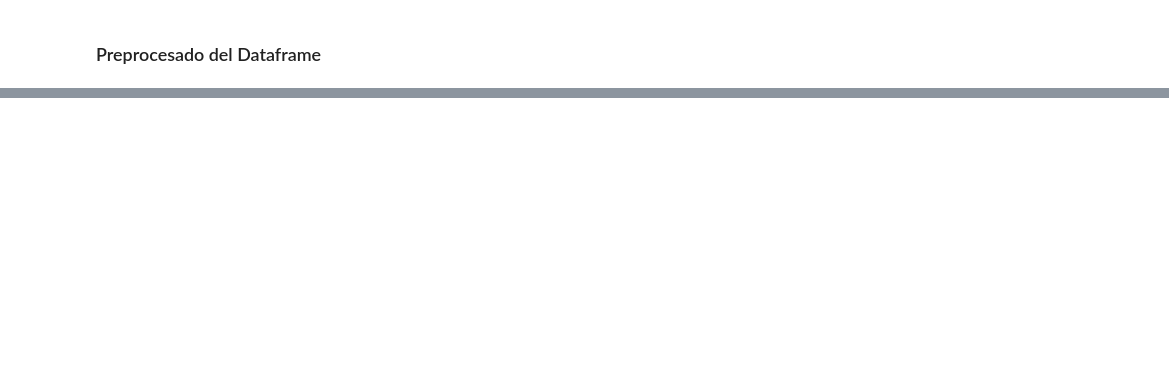
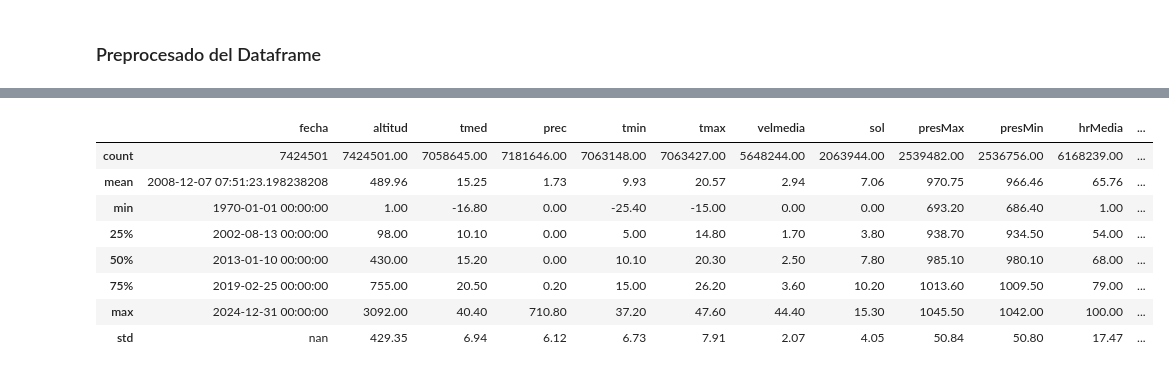
Before and after one commit to vperezlopez/TFM_AEMET_Fenomenos_Extremos, a Jupyter notebook: TFM_Preprocesado.ipynb, the cells around one changed output, grey strips where cells are left out. Cells and saved outputs as stored; diff of their text form; code cells hidden in the pictures; blank space fills up the shorter version.

```diff
--- a/TFM_Preprocesado.ipynb
+++ b/TFM_Preprocesado.ipynb
@@ -83,7 +61,7 @@ df_prep = df_prep[df_prep[COL_PREC] != 'Acum']
 df_prep[COL_PREC] = df_prep[COL_PREC].replace('Ip', 0)
 # %%
 # Reemplazamos las comas por puntos para poder cargar los números como decimales (floats)
-df_prep[COLS_FLOATS] = df_prep[COLS_FLOATS].replace(',', '.', regex=True).apply(pd.to_numeric, errors = 'raise')
+df_prep[COLS_VARIABLES] = df_prep[COLS_VARIABLES].replace(',', '.', regex=True).apply(pd.to_numeric, errors = 'raise')
 # %%
 df_prep.dtypes
 # %% [output]
@@ -106,9 +84,8 @@ lat                   Float64
 dtype: object
 # %%
 # Corregimos inconsistencias en nombres de provincias
-df_prep.loc[df_prep['provincia'] == 'BALEARES', 'provincia'] = 'ILLES BALEARS'
-df_prep.loc[df_prep['provincia'] == 'STA. CRUZ DE TENERIFE', 'provincia'] = 'SANTA CRUZ DE TENERIFE'
-# df_prep.loc[df_prep['provincia'] == 'SANTA CRUZ DE TENERIFE', 'provincia'] = 'STA. CRUZ DE TENERIFE'
+df_prep.loc[df_prep[COL_PROVINCIA] == 'BALEARES', COL_PROVINCIA] = 'ILLES BALEARS'
+df_prep.loc[df_prep[COL_PROVINCIA] == 'STA. CRUZ DE TENERIFE', COL_PROVINCIA] = 'SANTA CRUZ DE TENERIFE'
 # %%
 # Borramos dos datos de una medición anómala
 df_prep.loc[
@@ -119,20 +96,7 @@ df_prep.loc[
 ] = np.nan
 # %%
-# Procesamos dirección del viento (según la info proporcionada en el fichero de metadatos)
-dict_dir = {
-    88: 'Desconocida',
-    99: 'Varias'
-}
-dir_por_defecto = 'Válida'
-
-df_prep['dir_tipo'] = df_prep['dir'].map(dict_dir).fillna(dir_por_defecto)
+# Dejamos a NaN aquellos valores desconocidos (88: 'Desconocida') o múltiples (99: 'Varias), según el fichero de metadatos
+df[COL_DIR] = df[COL_DIR].replace([99, 88], np.nan)
-# %%
-# Añadimos el sufijo :00 a las columnas cuyos valores carecen de él
-cols_sufijo = ['horaPresMax', 'horaPresMin']
-df_prep[cols_sufijo] = df_prep[cols_sufijo].where(
-    df_prep[cols_sufijo].isna() | (df_prep[cols_sufijo] == 'Varias'),
-    df_prep[cols_sufijo] + ':00'
-)
 # %%
 df_prep.sample(20)
 # %% [output]
@@ -157,2 +120,14 @@ df_prep.sample(20)
+# %%
+display(df_prep.describe().style.format({col: "{:.2f}" for col in df_prep.columns if col != COL_FECHA})) # Formateamos todo con 2 decimales excepto la fecha
+# %% [output]
+|  | fecha | altitud | tmed | prec | tmin | tmax | velmedia | sol | presMax | presMin | hrMedia | ... |
+| count | 7424501 | 7424501.00 | 7058645.00 | 7181646.00 | 7063148.00 | 7063427.00 | 5648244.00 | 2063944.00 | 2539482.00 | 2536756.00 | 6168239.00 | ... |
+| mean | 2008-12-07 07:51:23.198238208 | 489.96 | 15.25 | 1.73 | 9.93 | 20.57 | 2.94 | 7.06 | 970.75 | 966.46 | 65.76 | ... |
+| min | 1970-01-01 00:00:00 | 1.00 | -16.80 | 0.00 | -25.40 | -15.00 | 0.00 | 0.00 | 693.20 | 686.40 | 1.00 | ... |
+| 25% | 2002-08-13 00:00:00 | 98.00 | 10.10 | 0.00 | 5.00 | 14.80 | 1.70 | 3.80 | 938.70 | 934.50 | 54.00 | ... |
+| 50% | 2013-01-10 00:00:00 | 430.00 | 15.20 | 0.00 | 10.10 | 20.30 | 2.50 | 7.80 | 985.10 | 980.10 | 68.00 | ... |
+| 75% | 2019-02-25 00:00:00 | 755.00 | 20.50 | 0.20 | 15.00 | 26.20 | 3.60 | 10.20 | 1013.60 | 1009.50 | 79.00 | ... |
+| max | 2024-12-31 00:00:00 | 3092.00 | 40.40 | 710.80 | 37.20 | 47.60 | 44.40 | 15.30 | 1045.50 | 1042.00 | 100.00 | ... |
+| std | nan | 429.35 | 6.94 | 6.12 | 6.73 | 7.91 | 2.07 | 4.05 | 50.84 | 50.80 | 17.47 | ... |
 # %%
 df_prep.to_csv('Valores_Climatologicos_1970_2024_Limpios.csv', sep = ';', index = False)
```
Also changed, not shown: parts of 10 cells of this notebook, 2 other files.
